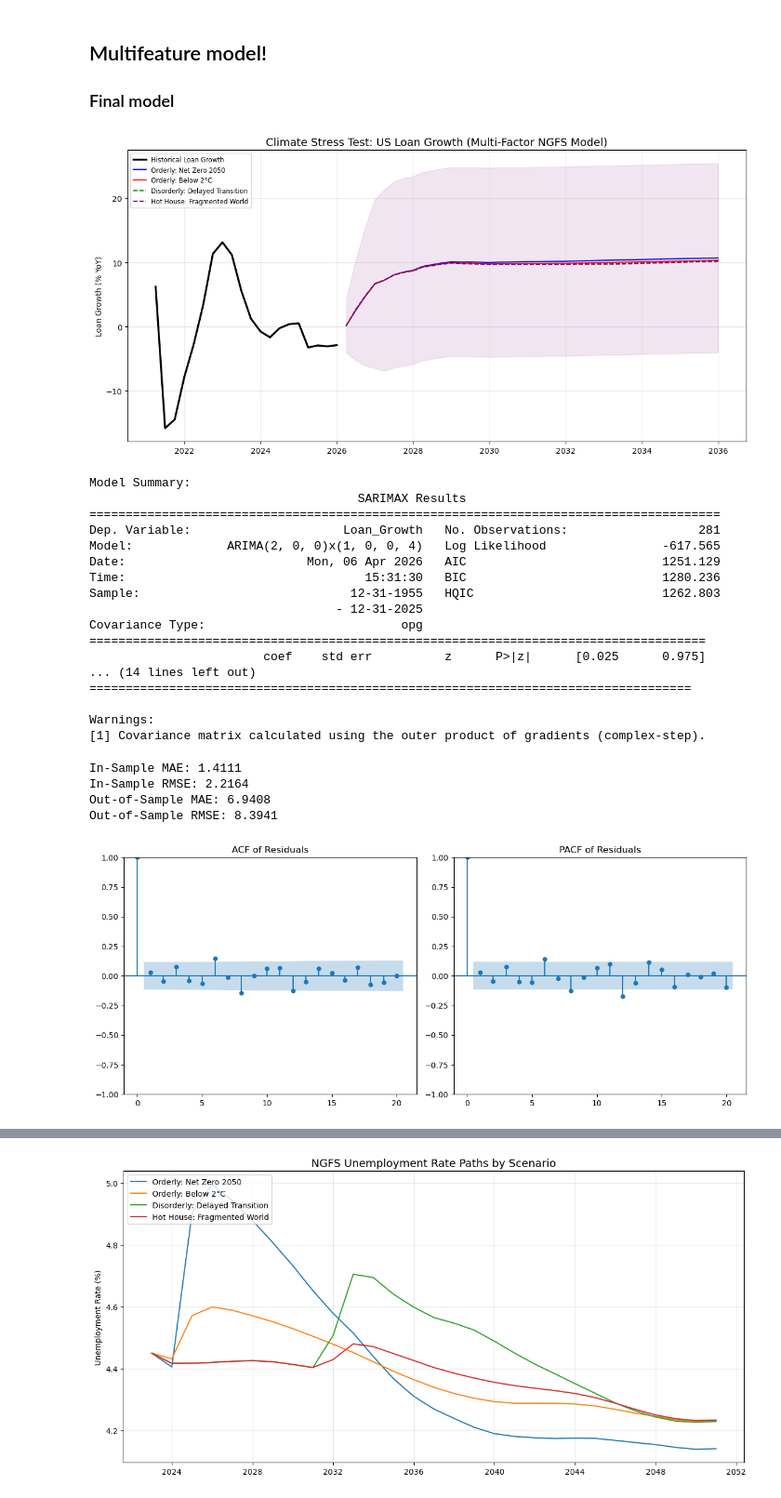
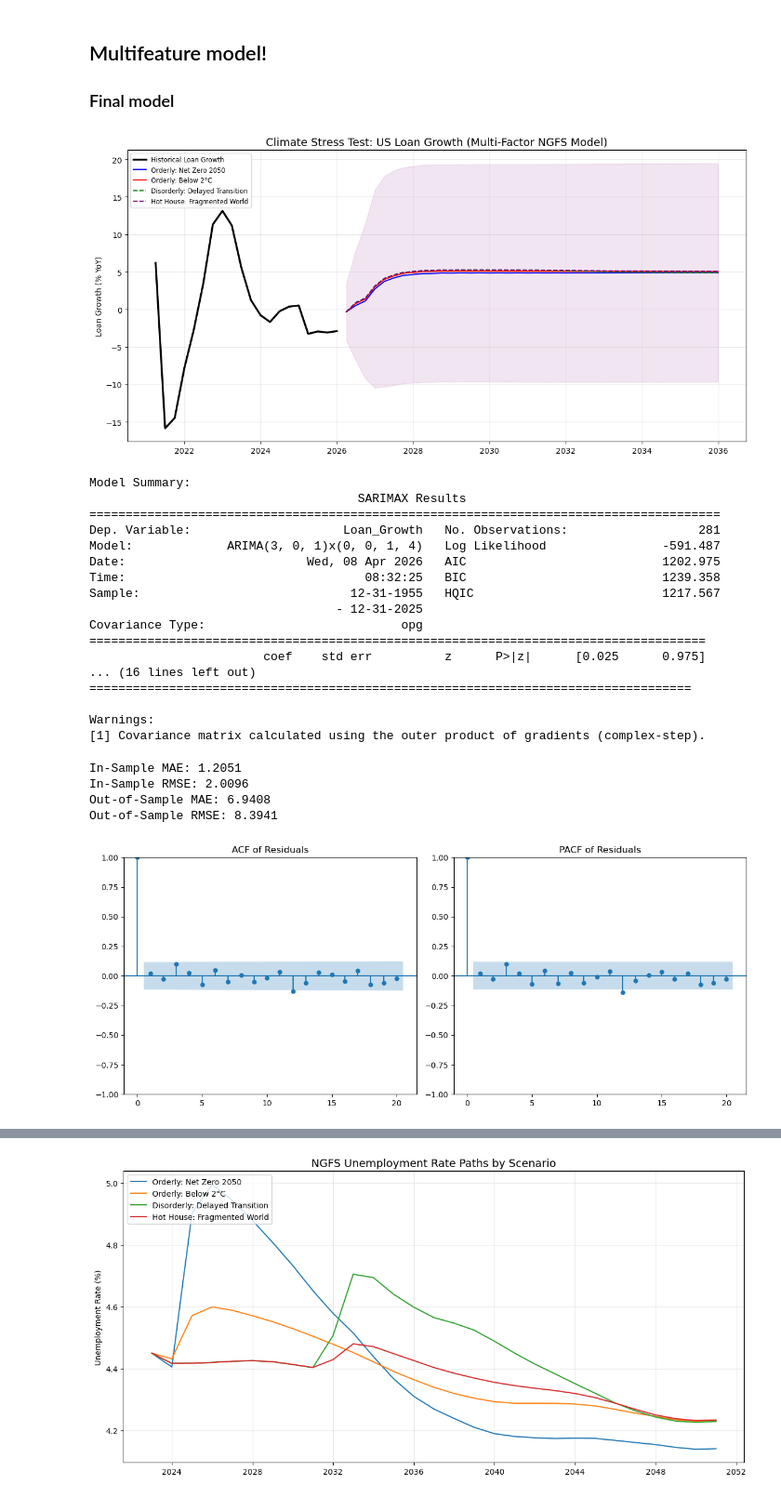
Before and after one commit to gpointd/ECON-522-Forecasting-Project, a Jupyter notebook: Climate Data/Climate Analysis.ipynb, the cells around one changed output, grey strips where cells are left out. Shown at 93% size. Saved outputs shown, nothing was run; the diff lists cells and outputs as text; code cells hidden in the pictures.

```diff
--- a/Climate Data/Climate Analysis.ipynb
+++ b/Climate Data/Climate Analysis.ipynb
@@ -398,7 +396,6 @@ df_history = pd.concat([
 
 df_history['Loan_Growth'] = np.log(df_history['Loans_Billions']).diff(4) * 100
 df_history['GDP'] = np.log(df_history['GDP']).diff(4)*100 # log-transform GDP for better modeling
-
 # ---------------------------------------------------------
 # 3. DUMMY COVID
 # ---------------------------------------------------------
@@ -428,8 +425,8 @@ X = df_train[['Unemployment_Lag1', 'GDP_Lag1','COVID_Dummy']] # removed Rates_la
 model = ARIMA(
     y,
     exog=X,
-    order=(2, 0, 0),
-    seasonal_order=(1, 0, 0, 4)
+    order=(3, 0, 1),
+    seasonal_order=(0, 0, 1, 4)
 )
 
 model_fit = model.fit()
@@ -539,34 +536,34 @@ linestyles = {
     "Delayed transition": "--",
     "Fragmented World": "--"
 }
 
 for key in results:
     plt.plot(
         forecast_dates,
         results[key].predicted_mean,
         label=scenarios[key],
         color=colors[key],
         linestyle=linestyles[key]
     )
 
 # Confidence interval (worst case)
 conf = results["Net Zero 2050"].conf_int()
 plt.fill_between(
     forecast_dates,
     conf.iloc[:, 0],
     conf.iloc[:, 1],
     color='purple',
     alpha=0.1
 )
 
 plt.title('Climate Stress Test: US Loan Growth (Multi-Factor NGFS Model)', fontsize=14)
 plt.ylabel('Loan Growth (% YoY)')
 plt.legend(loc='upper left', fontsize='small')
 plt.grid(True, alpha=0.3)
 plt.tight_layout()
 plt.show()
 # %% [output]
-[figure, old version]
+[figure, new version]
 # %%
 ## Results
 print("Model Summary:\n", model_fit.summary())
@@ -575,15 +572,15 @@ Model Summary:
                                      SARIMAX Results
 =======================================================================================
 Dep. Variable:                     Loan_Growth   No. Observations:                  281
-Model:             ARIMA(2, 0, 0)x(1, 0, 0, 4)   Log Likelihood                -617.565
-Date:                         Mon, 06 Apr 2026   AIC                           1251.129
-Time:                                 15:31:30   BIC                           1280.236
-Sample:                             12-31-1955   HQIC                          1262.803
+Model:             ARIMA(3, 0, 1)x(0, 0, 1, 4)   Log Likelihood                -591.487
+Date:                         Wed, 08 Apr 2026   AIC                           1202.975
+Time:                                 08:32:25   BIC                           1239.358
+Sample:                             12-31-1955   HQIC                          1217.567
                                   - 12-31-2025
 Covariance Type:                           opg
 =====================================================================================
                         coef    std err          z      P>|z|      [0.025      0.975]
-... (14 lines left out)
+... (16 lines left out)
 ===================================================================================
 
 Warnings:
@@ -625,8 +622,8 @@ print(f"Out-of-Sample RMSE: {rmse_oos:.4f}")
 ## chose 16 quarters because it allows us to test the model's performance during the COVID shock and recovery period, which is a critical stress event for commercial loans.
 # rationale: By including the COVID shock and recovery in the test set, we can evaluate how well the model captures extreme volatility and structural breaks in the data, which are essential for a robust stress testing framework.
 # %% [output]
-In-Sample MAE: 1.4111
-In-Sample RMSE: 2.2164
+In-Sample MAE: 1.2051
+In-Sample RMSE: 2.0096
 Out-of-Sample MAE: 6.9408
 Out-of-Sample RMSE: 8.3941
 # %%
@@ -643,7 +640,7 @@ plt.title('PACF of Residuals')
 plt.tight_layout()
 plt.show()
 # %% [output]
-[figure, old version]
+[figure, new version]
 # %%
 ## residuals analysis
 residuals = model_fit.resid
```
Also changed, not shown: parts of 7 cells of this notebook, 1 other file.
